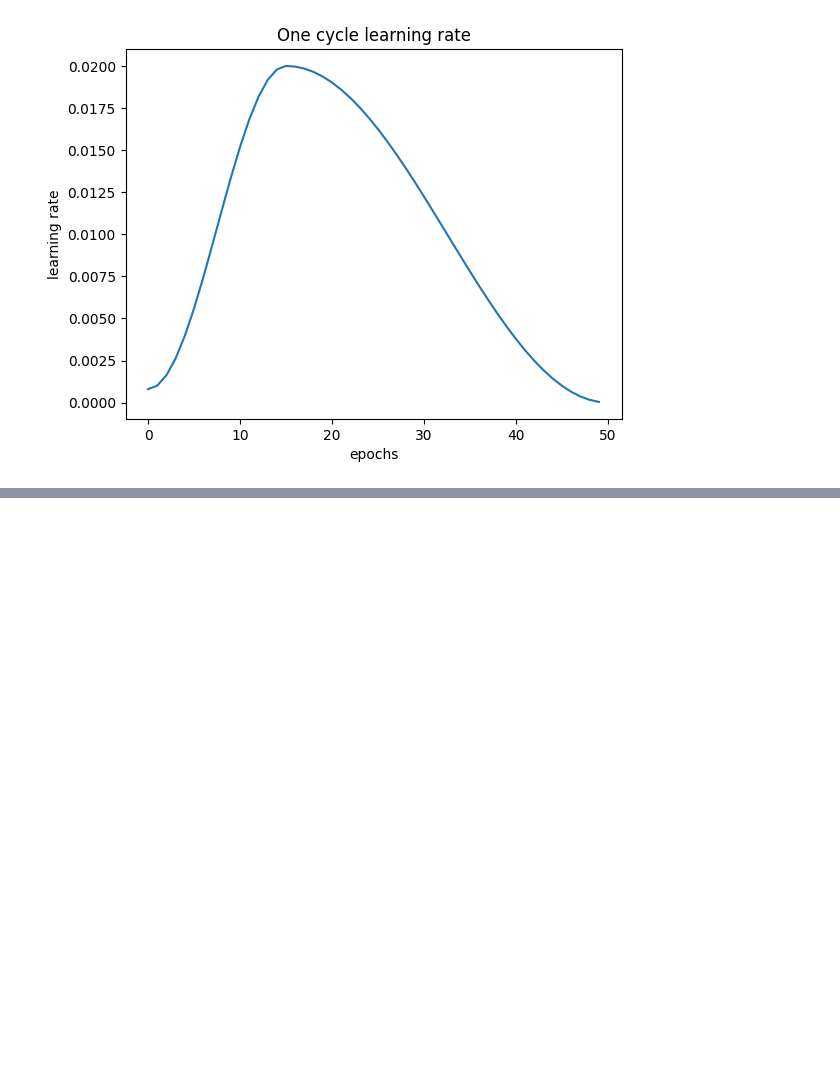
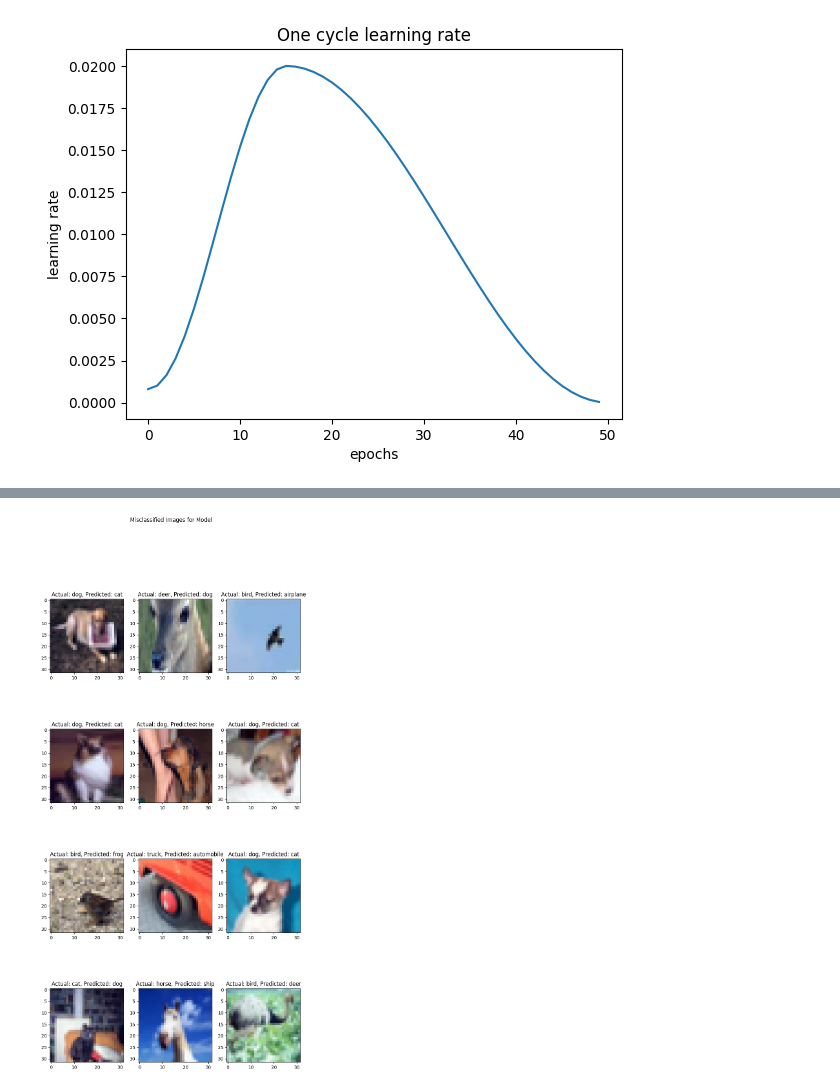
Before and after one commit to hemant1456/ERA_Course, a Jupyter notebook: Assignment_9/assignment9.ipynb, the cells around one changed output, grey strips where cells are left out. Cells and saved outputs as stored; diff of their text form; code cells hidden in the pictures; blank space fills up the shorter version.

Commit message:
saved the model, added misclassified images as well

```diff
--- a/Assignment_9/assignment9.ipynb
+++ b/Assignment_9/assignment9.ipynb
@@ -168,3 +168,12 @@ plt.ylabel('learning rate')
 # %% [output]
 Text(0, 0.5, 'learning rate')
 [figure]
+# %%
+
+torch.save(model.state_dict(), 'final_model.pth')
+
+model = Net()
+
+model.load_state_dict(torch.load('final_model.pth'))
+
+model.eval()
@@ -170,0 +198,6 @@ Text(0, 0.5, 'learning rate')
+# %%
+from utils import test_and_find_misclassified, display_misclassified_images
+misclassified_images, misclassified_labels, misclassified_preds = test_and_find_misclassified(model, test_loader,torch.device('cpu'))
+display_misclassified_images(misclassified_images[0][:12], misclassified_labels[0][:12], misclassified_preds[0][:12], 'Misclassified Images for Model')
+# %% [output]
+[figure, added]
```
Also changed, not shown: parts of 4 cells of this notebook.
